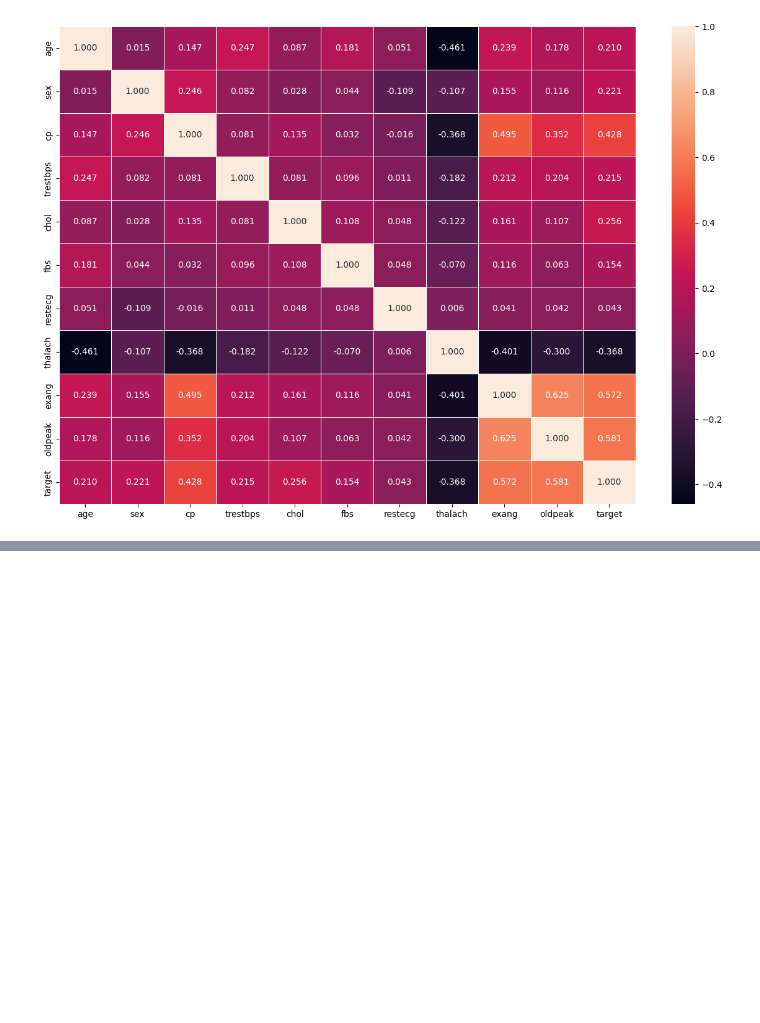
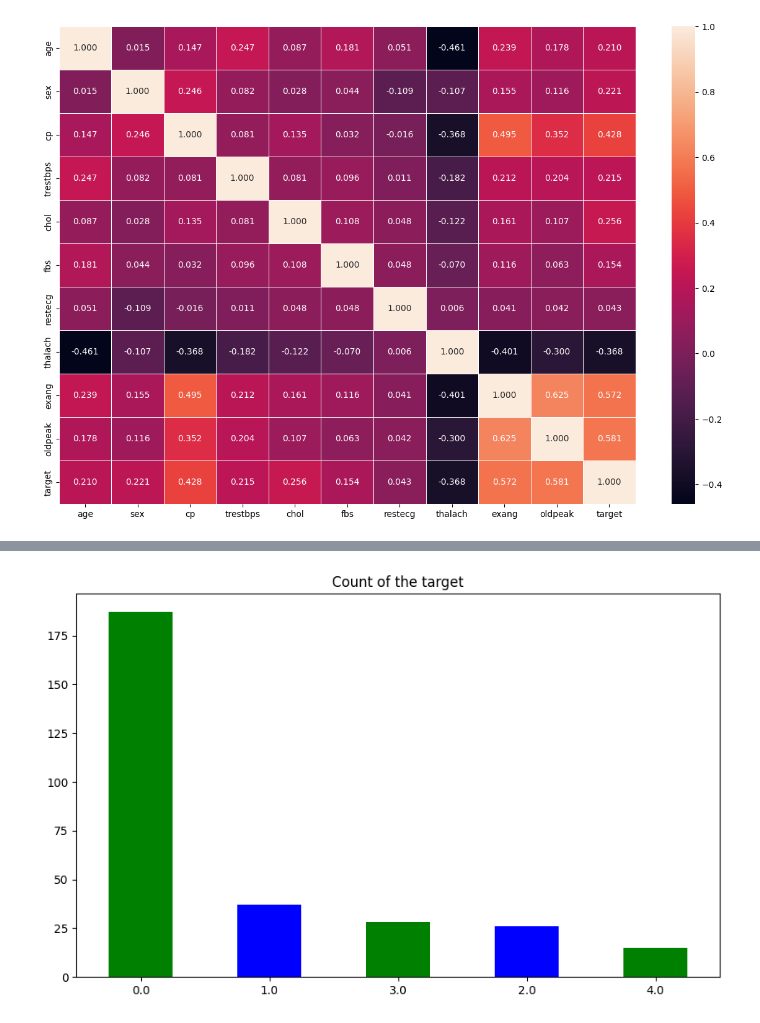
Before and after one commit to vermett/Biodata, a Jupyter notebook: BK_A11202012683.ipynb, the cells around one changed output, grey strips where cells are left out. Saved outputs shown, nothing was run; the diff lists cells and outputs as text; code cells hidden in the pictures; blank space fills up the shorter version.

```diff
--- a/BK_A11202012683.ipynb
+++ b/BK_A11202012683.ipynb
@@ -406,0 +445,7 @@ sns.heatmap(cor_mat,annot=True,linewidths=0.5,fmt=".3f")
+# %%
+#Setelah kita memisahkan antara fitur dan target , sebaiknya kita melakukan pengecekan terlebih dahulu terhadap persebaran jumlah target terlebih dahulu.
+dfClean['target'].value_counts().plot(kind='bar',figsize=(10,6),color=['green','blue'])
+plt.title("Count of the target")
+plt.xticks(rotation=0);
+# %% [output]
+[figure, added]
```
Also changed, not shown: parts of 96 cells of this notebook.
